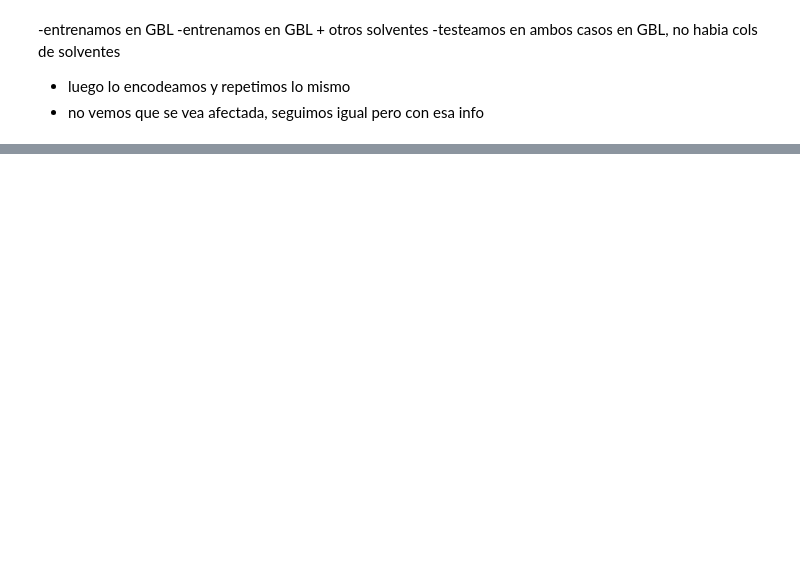
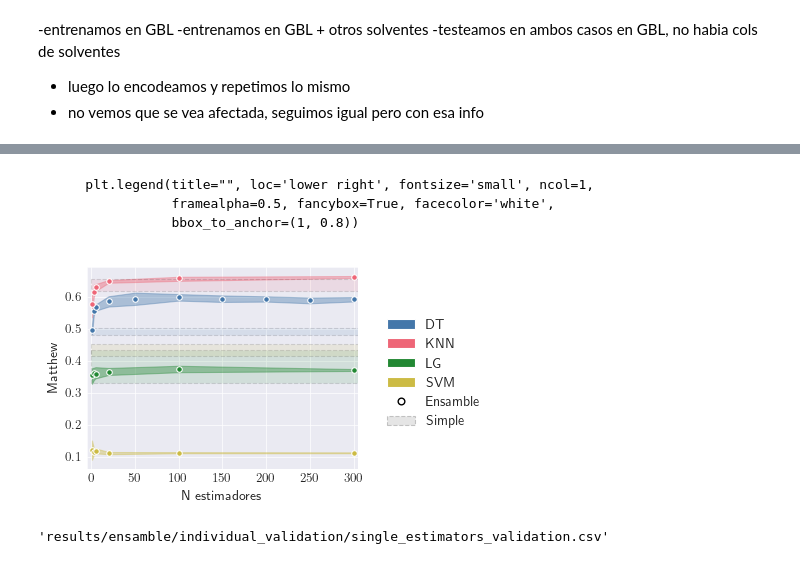
Before and after one commit to beluticona/licentiate-thesis-repo, a Jupyter notebook: notebooks/2-ensembles/plotting_exp_1.ipynb, the cells around one changed output, grey strips where cells are left out. Drawn from its saved outputs; the diff is of its cells as text; code cells hidden in the pictures; blank space fills up the shorter version.

Commit message:
Add bagging evaluation and validation

```diff
--- a/notebooks/2-ensembles/plotting_exp_1.ipynb
+++ b/notebooks/2-ensembles/plotting_exp_1.ipynb
@@ -147,0 +94,10 @@ results_path = 'results/ensamble/grid_search_voting/'
+# %%
+df_single = df_single.rename({'model':'estimador'}, axis=1)
+# %%
+df_single_bis = df_single.copy()
+df_single_bis["x"] = 0
+# %%
+df_single_estimator = pd.concat([df_single, df_single_bis], axis=0).reset_index(drop=True)
+# %%
+sns.set_palette(bright)
+sns.palettes.color_palette()
@@ -147,0 +203,9 @@ results_path = 'results/ensamble/grid_search_voting/'
+# %% [markdown]
+        plt.legend(title="", loc='lower right', fontsize='small', ncol=1,
+                   framealpha=0.5, fancybox=True, facecolor='white',
+                   bbox_to_anchor=(1, 0.8))
+# %%
+metric_name = 'mean_test_matthew'
+plot_bagging_vs_single(df_bagging, df_single_estimator, plot_name='lineplot_%s_vs_single_bagging.pdf' % metric_name)
+# %% [output]
+[figure, added]
@@ -147,0 +250,4 @@ results_path = 'results/ensamble/grid_search_voting/'
+# %%
+file_single_estimators
+# %% [output]
+'results/ensamble/individual_validation/single_estimators_validation.csv'
```
Also changed, not shown: parts of 76 cells of this notebook, 4 other files.
